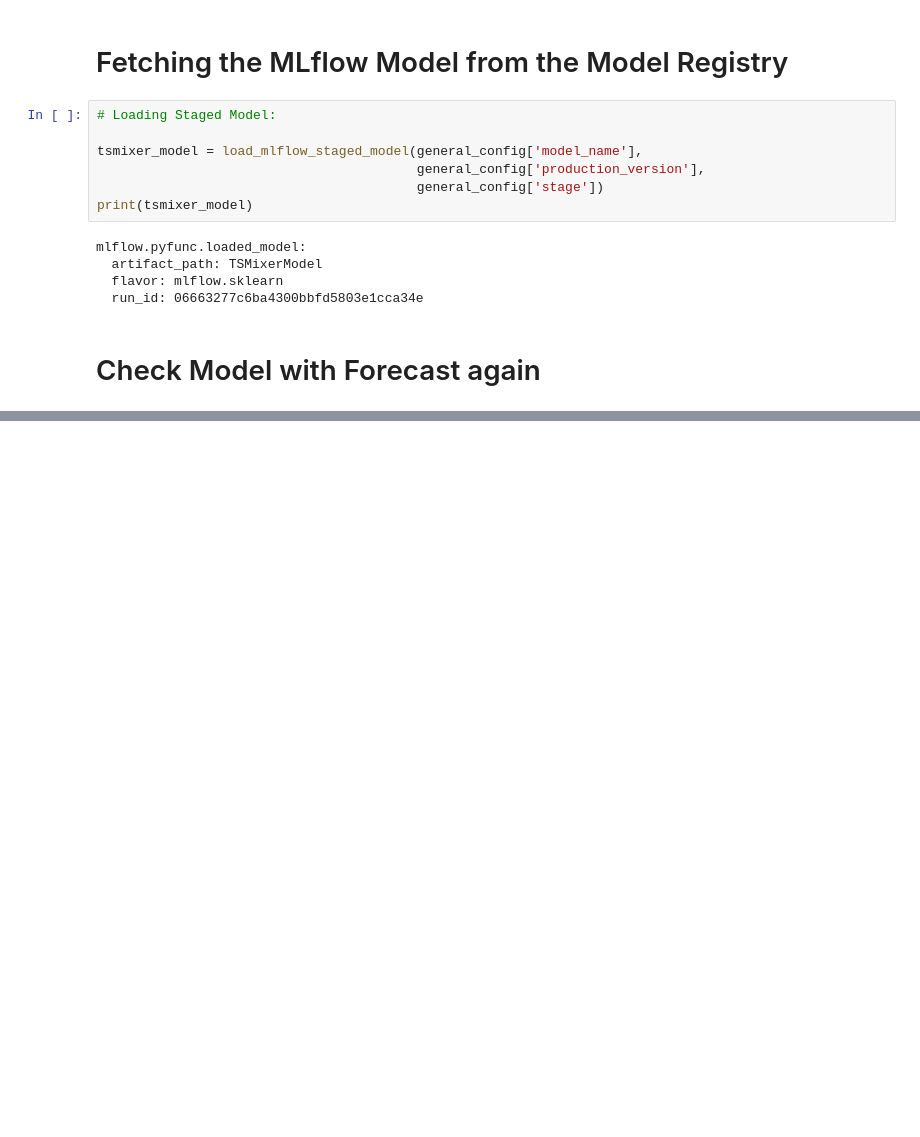
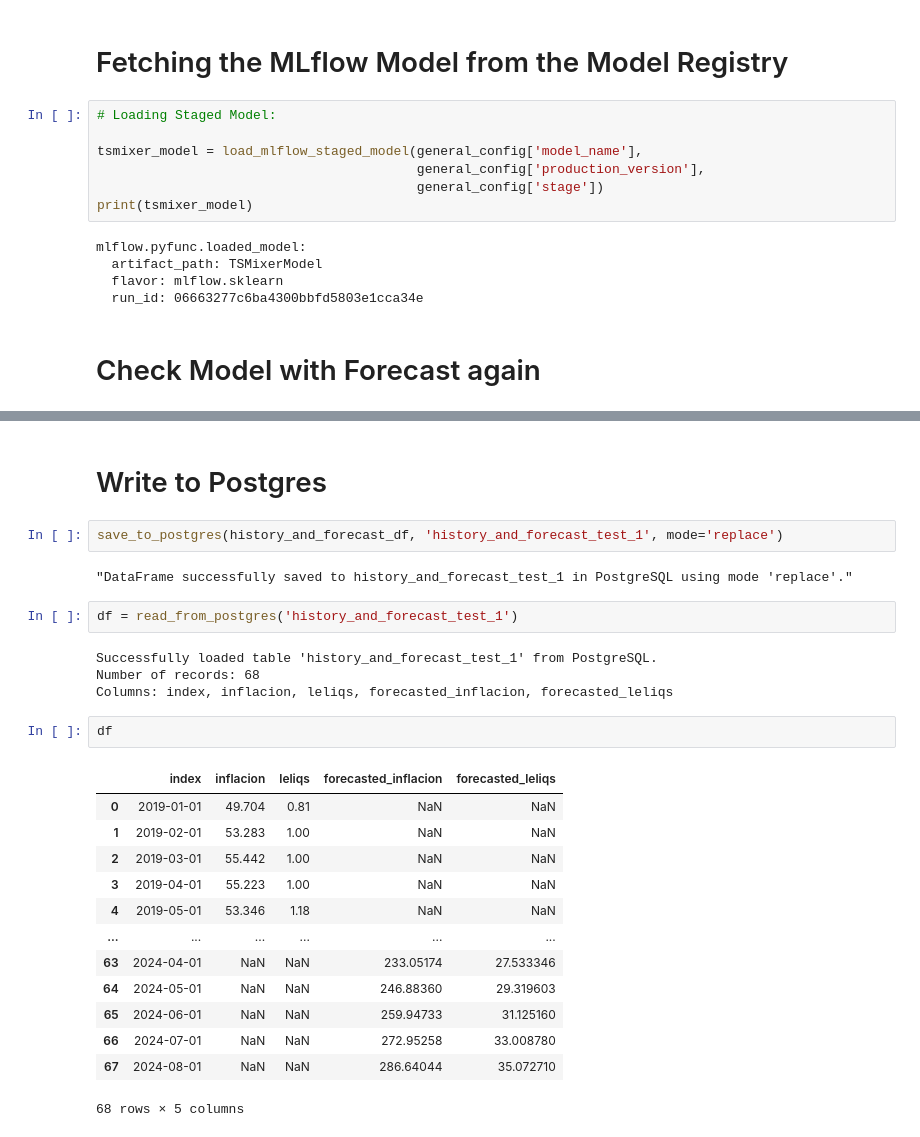
Before and after one commit to gabrielpierobon/timeseries, a Jupyter notebook: TSMixerFull.ipynb, the cells around one changed output, grey strips where cells are left out. Cells and saved outputs as stored; diff of their text form; blank space fills up the shorter version.

```diff
--- a/TSMixerFull.ipynb
+++ b/TSMixerFull.ipynb
@@ -359 +338,29 @@ plot_future_forecast_with_history(history_and_forecast_df, general_config['featu
 [figure]
+# %% [markdown]
+# Write to Postgres
+# %%
+save_to_postgres(history_and_forecast_df, 'history_and_forecast_test_1', mode='replace')
+# %% [output]
+"DataFrame successfully saved to history_and_forecast_test_1 in PostgreSQL using mode 'replace'."
+# %%
+df = read_from_postgres('history_and_forecast_test_1')
+# %% [output]
+Successfully loaded table 'history_and_forecast_test_1' from PostgreSQL.
+Number of records: 68
+Columns: index, inflacion, leliqs, forecasted_inflacion, forecasted_leliqs
+# %%
+df
+# %% [output]
+|  | index | inflacion | leliqs | forecasted_inflacion | forecasted_leliqs |
+| 0 | 2019-01-01 | 49.704 | 0.81 | NaN | NaN |
+| 1 | 2019-02-01 | 53.283 | 1.00 | NaN | NaN |
+| 2 | 2019-03-01 | 55.442 | 1.00 | NaN | NaN |
+| 3 | 2019-04-01 | 55.223 | 1.00 | NaN | NaN |
+| 4 | 2019-05-01 | 53.346 | 1.18 | NaN | NaN |
+| ... | ... | ... | ... | ... | ... |
+| 63 | 2024-04-01 | NaN | NaN | 233.05174 | 27.533346 |
+| 64 | 2024-05-01 | NaN | NaN | 246.88360 | 29.319603 |
+| 65 | 2024-06-01 | NaN | NaN | 259.94733 | 31.125160 |
+| 66 | 2024-07-01 | NaN | NaN | 272.95258 | 33.008780 |
+| 67 | 2024-08-01 | NaN | NaN | 286.64044 | 35.072710 |
+68 rows × 5 columns
```
Also changed, not shown: parts of 13 cells of this notebook, 6 other files.
